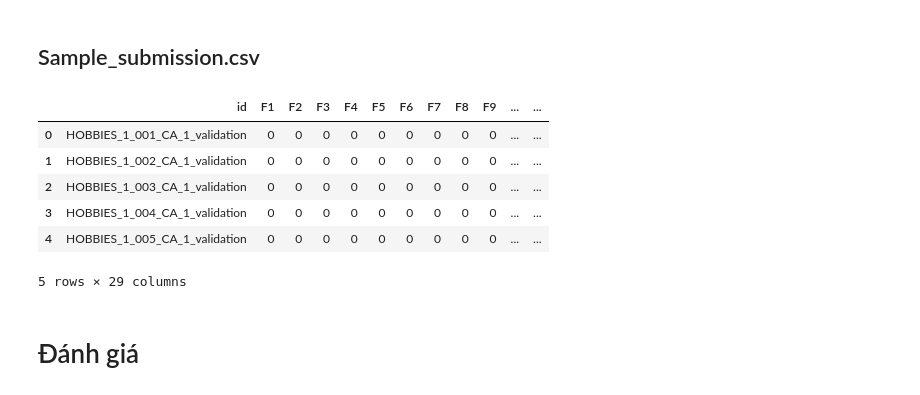
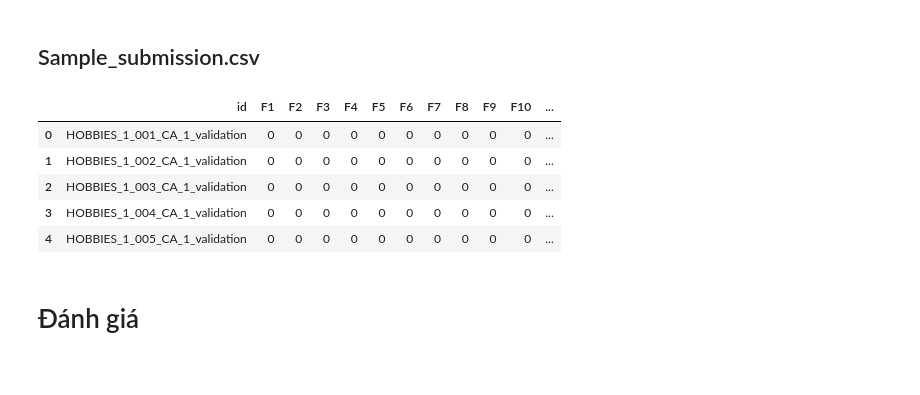
Before and after one commit to thinnguyenqb/KHDLUD-Nhom05, a Jupyter notebook: Report.ipynb, the cells around one changed output. Cells and saved outputs as stored; diff of their text form; code cells hidden in the pictures.

```diff
--- a/Report.ipynb
+++ b/Report.ipynb
@@ -156,16 +169,15 @@ memory usage: 452.9+ MB
 # %% [markdown]
 ## Sample_submission.csv
 # %%
-sample_submission_ = pd.read_csv('./input/sample_submission.csv')
+sample_submission_ = pd.read_csv('sample_submission.csv')
 sample_submission_.head(5)
 # %% [output]
-|  | id | F1 | F2 | F3 | F4 | F5 | F6 | F7 | F8 | F9 | ... | ... |
-| 0 | HOBBIES_1_001_CA_1_validation | 0 | 0 | 0 | 0 | 0 | 0 | 0 | 0 | 0 | ... | ... |
-| 1 | HOBBIES_1_002_CA_1_validation | 0 | 0 | 0 | 0 | 0 | 0 | 0 | 0 | 0 | ... | ... |
-| 2 | HOBBIES_1_003_CA_1_validation | 0 | 0 | 0 | 0 | 0 | 0 | 0 | 0 | 0 | ... | ... |
-| 3 | HOBBIES_1_004_CA_1_validation | 0 | 0 | 0 | 0 | 0 | 0 | 0 | 0 | 0 | ... | ... |
-| 4 | HOBBIES_1_005_CA_1_validation | 0 | 0 | 0 | 0 | 0 | 0 | 0 | 0 | 0 | ... | ... |
+|  | id | F1 | F2 | F3 | F4 | F5 | F6 | F7 | F8 | F9 | F10 | ... |
+| 0 | HOBBIES_1_001_CA_1_validation | 0 | 0 | 0 | 0 | 0 | 0 | 0 | 0 | 0 | 0 | ... |
+| 1 | HOBBIES_1_002_CA_1_validation | 0 | 0 | 0 | 0 | 0 | 0 | 0 | 0 | 0 | 0 | ... |
+| 2 | HOBBIES_1_003_CA_1_validation | 0 | 0 | 0 | 0 | 0 | 0 | 0 | 0 | 0 | 0 | ... |
+| 3 | HOBBIES_1_004_CA_1_validation | 0 | 0 | 0 | 0 | 0 | 0 | 0 | 0 | 0 | 0 | ... |
+| 4 | HOBBIES_1_005_CA_1_validation | 0 | 0 | 0 | 0 | 0 | 0 | 0 | 0 | 0 | 0 | ... |
-5 rows × 29 columns
 # %% [markdown]
 # Đánh giá
 # %% [markdown]
```
Also changed, not shown: parts of 22 cells of this notebook.
